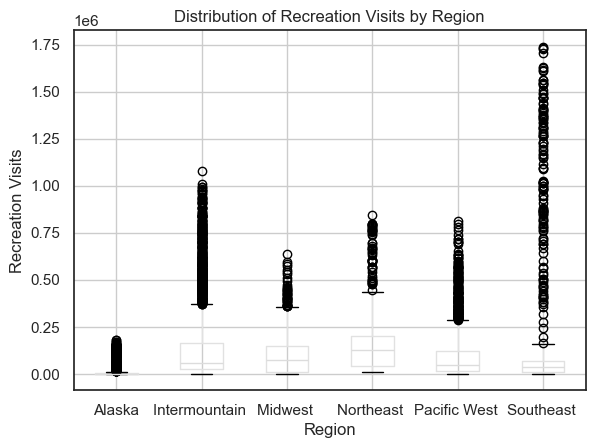
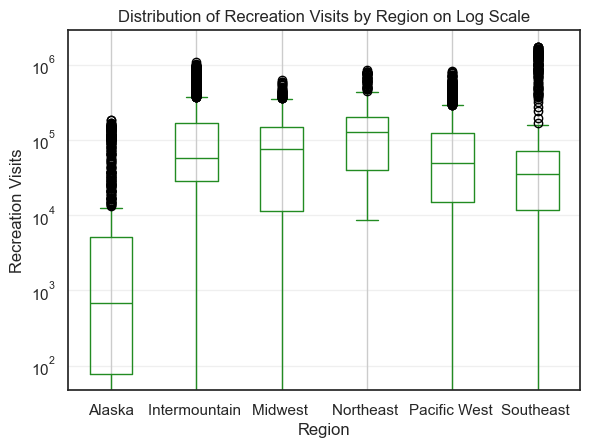
Unified diff of the notebook cell whose output changed from the first chart to the second:
--- before
+++ after
@@ -1,14 +1,11 @@
 region_visits = clean_visits.groupby('Region')['Recreation Visits'].sum()
 plt.figure(figsize=(10,6))
+clean_visits.boxplot(column='Recreation Visits',by='Region', color ='forestgreen')
 
-clean_visits.boxplot(
-    column='Recreation Visits',
-    by='Region'
-)
-
-plt.title('Distribution of Recreation Visits by Region')
-plt.suptitle('')  # Removes automatic title
+plt.yscale('log')
+plt.title('Distribution of Recreation Visits by Region on Log Scale')
+plt.suptitle('')
 plt.xlabel('Region')
 plt.ylabel('Recreation Visits')
-
+plt.grid(axis='y', alpha=0.3)
 plt.show()

Commit: combined datasets & finished visualizations